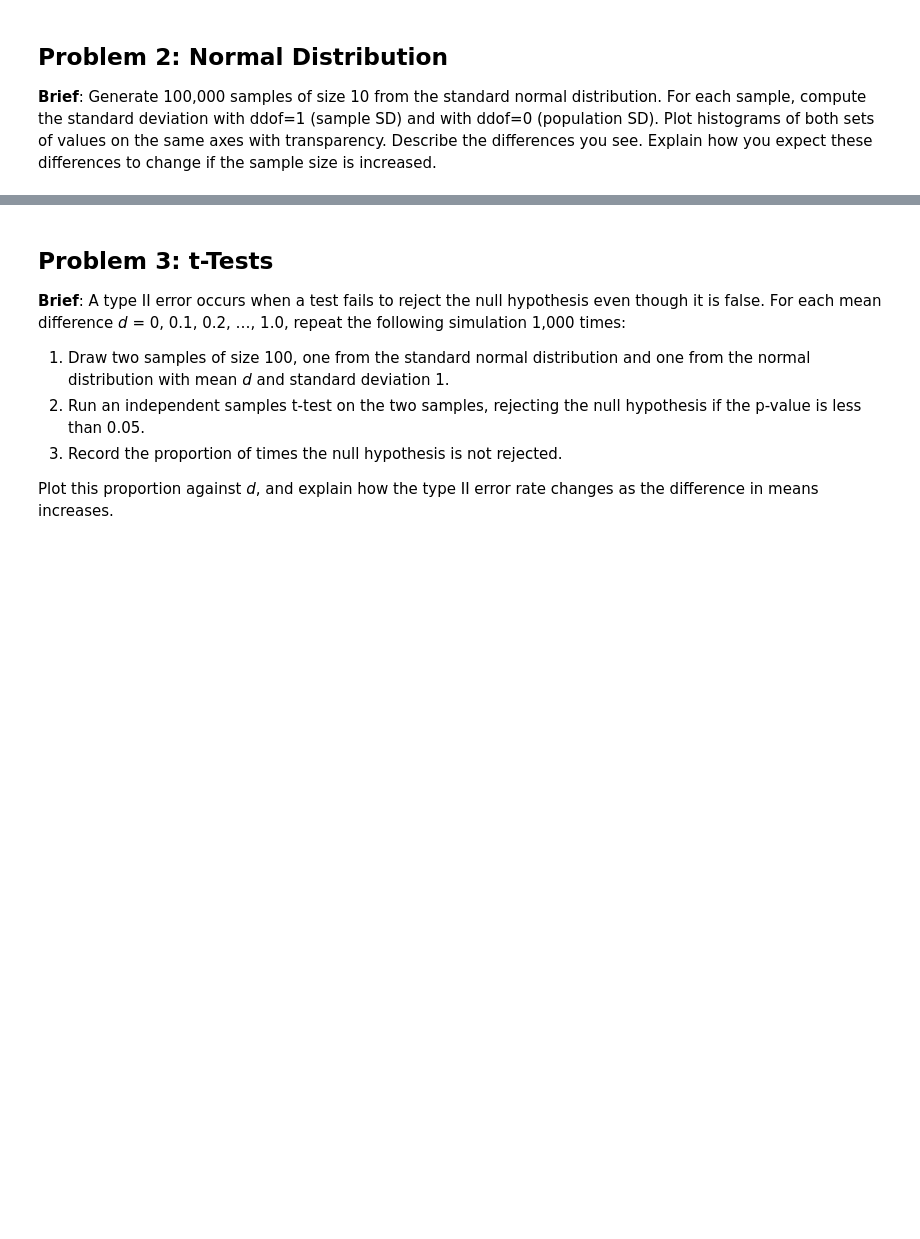
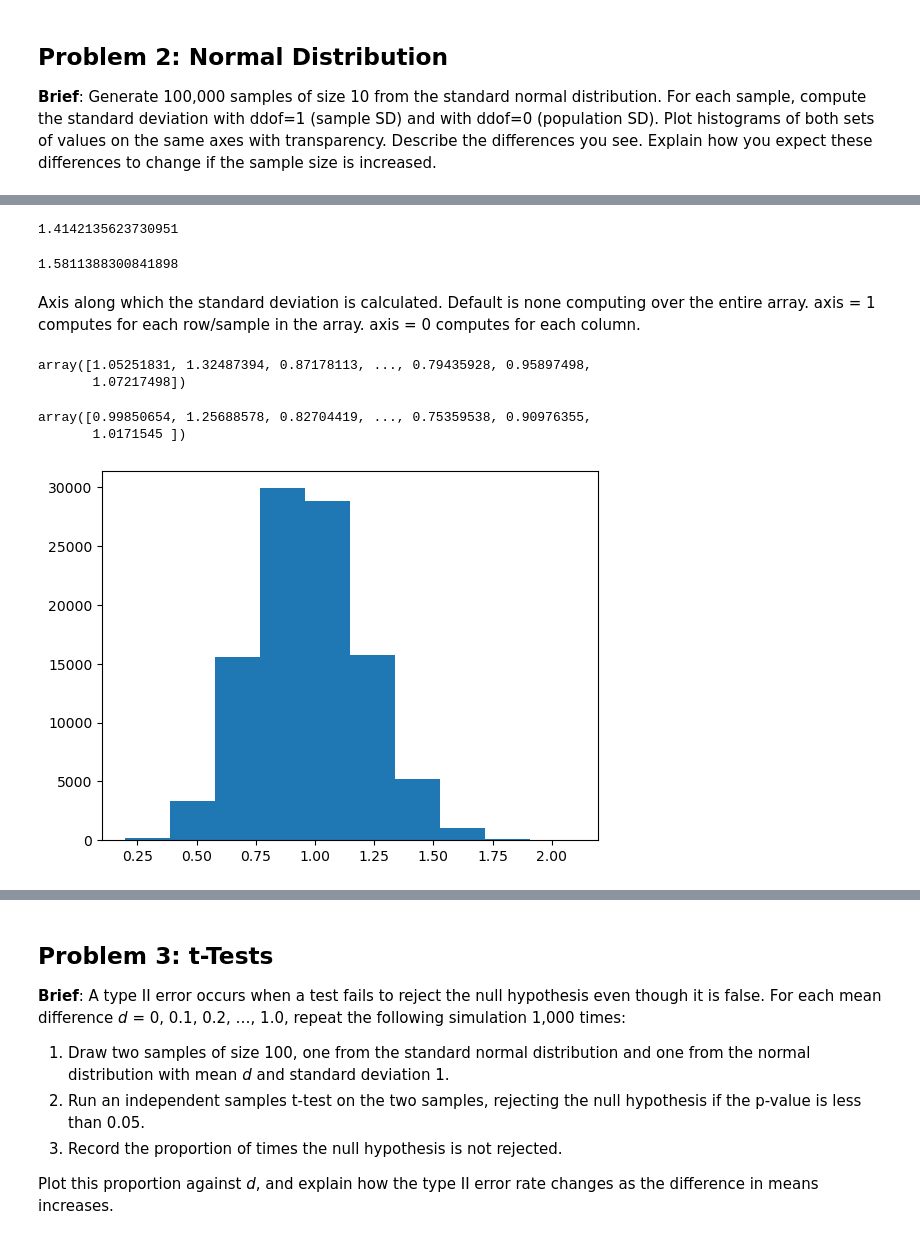
Before and after one commit to IreneKilgannon/applied_statistics, a Jupyter notebook: problems.ipynb, the cells around one changed output, grey strips where cells are left out. Saved outputs shown, nothing was run; the diff lists cells and outputs as text; code cells hidden in the pictures; blank space fills up the shorter version.

Commit message:
initial exploration of problem 2, generating samples, investigating np.std and its parameters, basic plotting

```diff
--- a/problems.ipynb
+++ b/problems.ipynb
@@ -163,0 +178,4 @@ __Brief__: Generate 100,000 samples of size 10 from the standard normal distribu
+# %%
+# Generate 100000 samples with a size of 10.
+many_samples = np.random.normal(loc=0.0, scale=1.0, size=(100000, 10))
+many_samples
@@ -163,0 +211,35 @@ __Brief__: Generate 100,000 samples of size 10 from the standard normal distribu
+# %%
+import numpy as np
+# population std deviation
+data = [1, 2, 3, 4, 5]
+std_dev_ddof = np.std(data, ddof=0)
+print(std_dev_ddof)
+# %% [output]
+1.4142135623730951
+# %%
+# sample std deviation
+data = [1, 2, 3, 4, 5]
+std_dev_ddof = np.std(data, ddof=1)
+print(std_dev_ddof)
+# %% [output]
+1.5811388300841898
+# %% [markdown]
+Axis along which the standard deviation is calculated. Default is none computing over the entire array. axis = 1 computes for each row/sample in the array. axis = 0 computes for each column.
+# %%
+std_with_ddof_1_many = np.std(many_samples, ddof = 1, axis= 1)
+std_with_ddof_1_many
+# %% [output]
+array([1.05251831, 1.32487394, 0.87178113, ..., 0.79435928, 0.95897498,
+       1.07217498])
+# %%
+std_with_ddof_0_many = np.std(many_samples, ddof = 0, axis= 1)
+std_with_ddof_0_many
+# %% [output]
+array([0.99850654, 1.25688578, 0.82704419, ..., 0.75359538, 0.90976355,
+       1.0171545 ])
+# %%
+
+plt.hist(std_with_ddof_1_many)
+plt.show()
+# %% [output]
+[figure, added]
```
Also changed, not shown: parts of 17 cells of this notebook.
